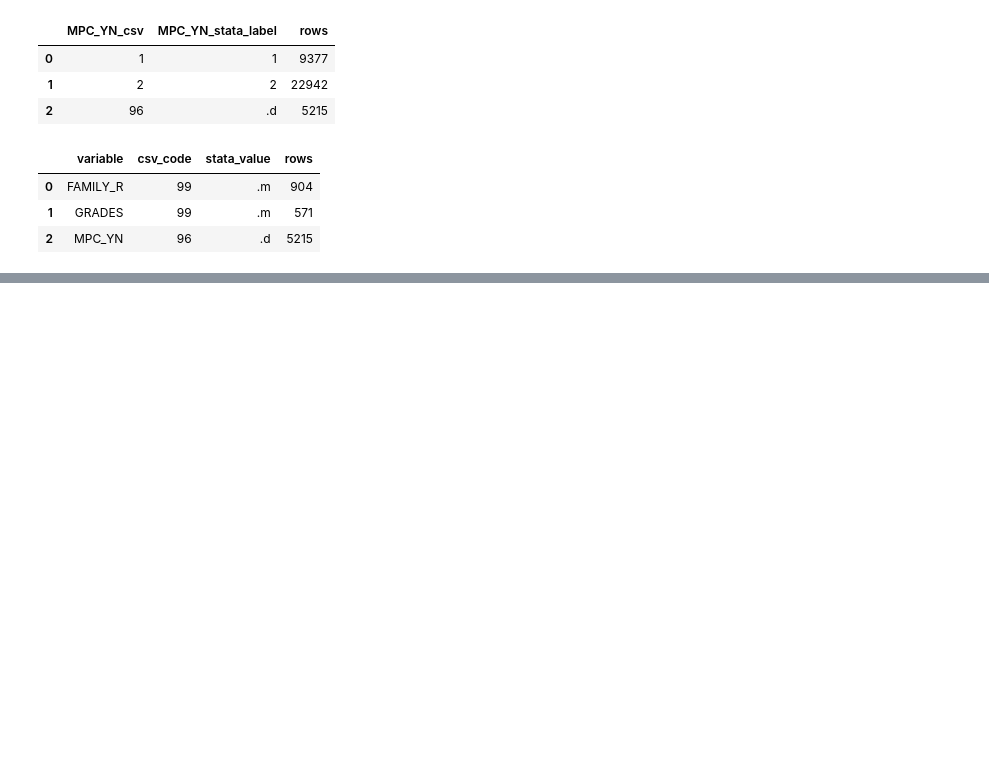
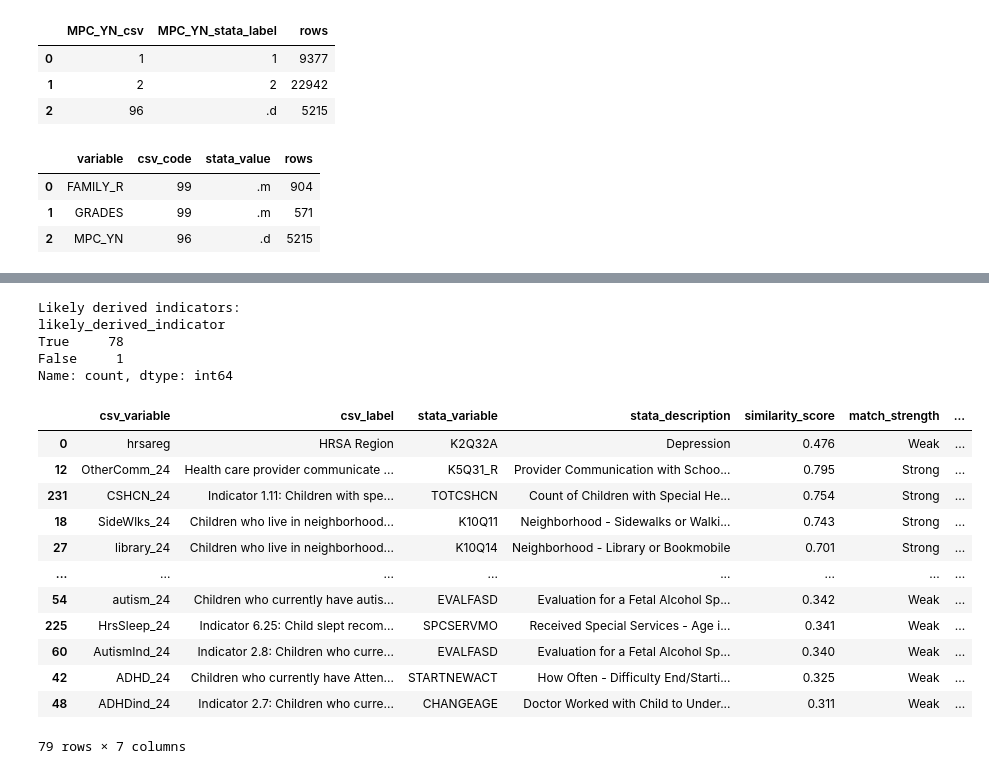
Before and after one commit to asarathy94/pediatric-mental-health-analysis, a Jupyter notebook: notebooks/01_data_exploration.ipynb, the cells around one changed output, grey strips where cells are left out. Drawn from its saved outputs; the diff is of its cells as text; code cells hidden in the pictures; blank space fills up the shorter version.

```diff
--- a/notebooks/01_data_exploration.ipynb
+++ b/notebooks/01_data_exploration.ipynb
@@ -1746,0 +2067,56 @@ else:
+# %%
+# Flag likely derived NSCH indicator variables
+
+unmatched_review = best_label_matches.copy()
+
+unmatched_review["likely_derived_indicator"] = (
+    unmatched_review["csv_label"]
+    .str.contains(
+        r"^Indicator|domain|index|complexity|count of|income level",
+        case=False,
+        regex=True,
+        na=False,
+    )
+    |
+    unmatched_review["csv_variable"]
+    .str.endswith("_24")
+)
+
+print("Likely derived indicators:")
+print(unmatched_review["likely_derived_indicator"].value_counts())
+
+display(
+    unmatched_review[
+        [
+            "csv_variable",
+            "csv_label",
+            "stata_variable",
+            "stata_description",
+            "similarity_score",
+            "match_strength",
+            "likely_derived_indicator",
+        ]
+    ].sort_values(
+        ["likely_derived_indicator", "similarity_score"],
+        ascending=[True, False],
+    )
+)
+# %% [output]
+Likely derived indicators:
+likely_derived_indicator
+True     78
+False     1
+Name: count, dtype: int64
+|  | csv_variable | csv_label | stata_variable | stata_description | similarity_score | match_strength | ... |
+| 0 | hrsareg | HRSA Region | K2Q32A | Depression | 0.476 | Weak | ... |
+| 12 | OtherComm_24 | Health care provider communicate ... | K5Q31_R | Provider Communication with Schoo... | 0.795 | Strong | ... |
+| 231 | CSHCN_24 | Indicator 1.11: Children with spe... | TOTCSHCN | Count of Children with Special He... | 0.754 | Strong | ... |
+| 18 | SideWlks_24 | Children who live in neighborhood... | K10Q11 | Neighborhood - Sidewalks or Walki... | 0.743 | Strong | ... |
+| 27 | library_24 | Children who live in neighborhood... | K10Q14 | Neighborhood - Library or Bookmobile | 0.701 | Strong | ... |
+| ... | ... | ... | ... | ... | ... | ... | ... |
+| 54 | autism_24 | Children who currently have autis... | EVALFASD | Evaluation for a Fetal Alcohol Sp... | 0.342 | Weak | ... |
+| 225 | HrsSleep_24 | Indicator 6.25: Child slept recom... | SPCSERVMO | Received Special Services - Age i... | 0.341 | Weak | ... |
+| 60 | AutismInd_24 | Indicator 2.8: Children who curre... | EVALFASD | Evaluation for a Fetal Alcohol Sp... | 0.340 | Weak | ... |
+| 42 | ADHD_24 | Children who currently have Atten... | STARTNEWACT | How Often - Difficulty End/Starti... | 0.325 | Weak | ... |
+| 48 | ADHDind_24 | Indicator 2.7: Children who curre... | CHANGEAGE | Doctor Worked with Child to Under... | 0.311 | Weak | ... |
+79 rows × 7 columns
```
Also changed, not shown: parts of 46 cells of this notebook, 1 other file.
